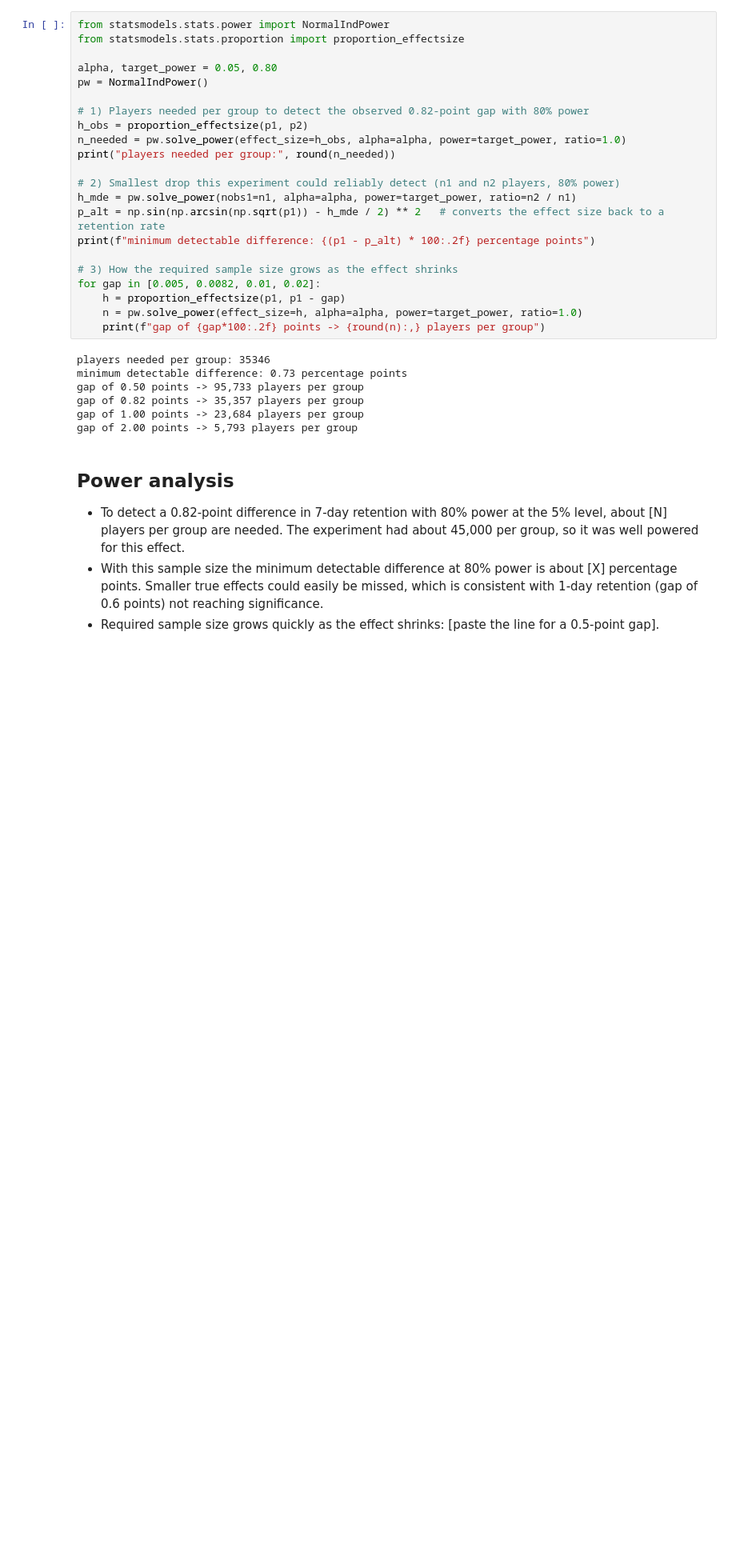
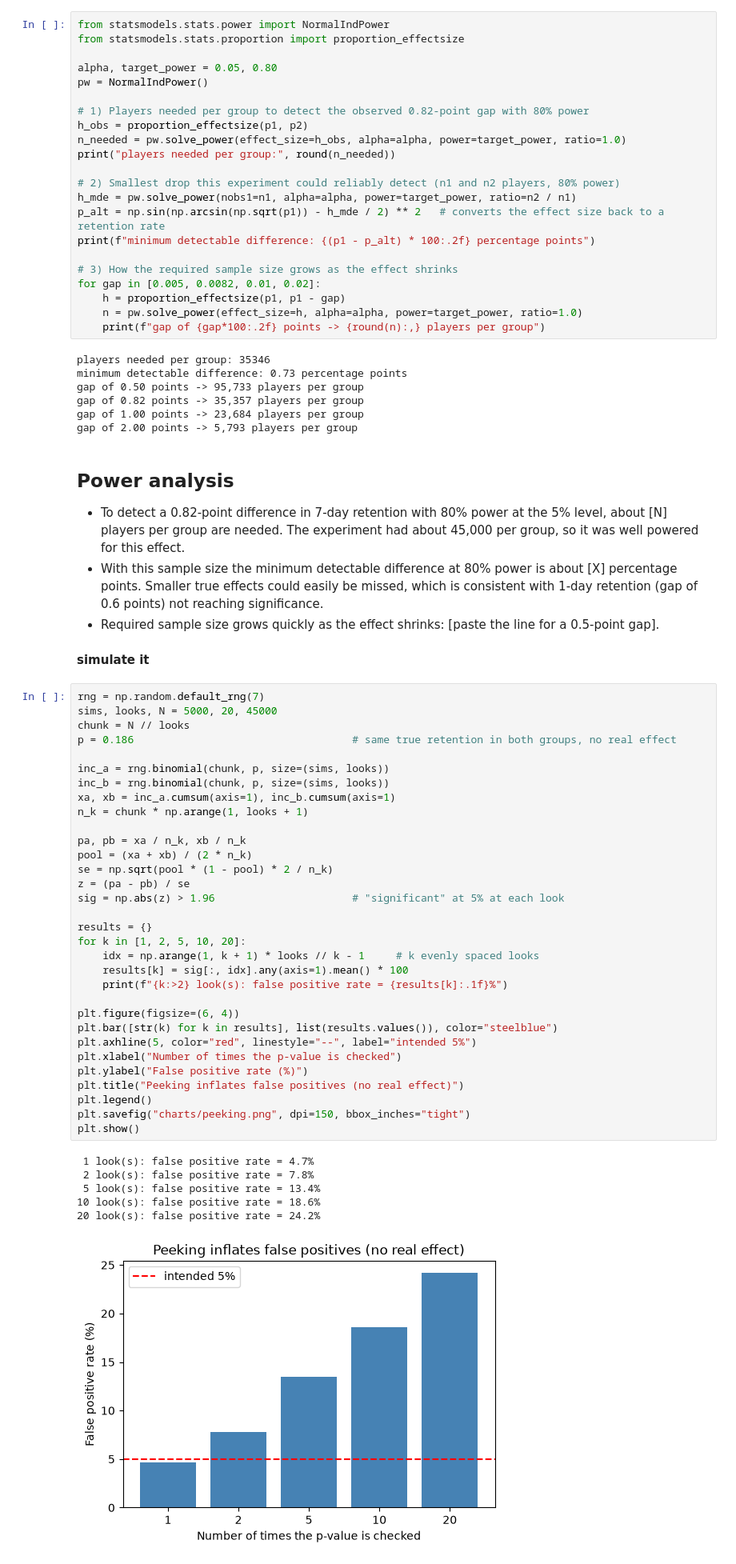
Before and after one commit to gokulkrishnab-gkb/cookie-cats-ab-test, a Jupyter notebook: ab_test.ipynb, the cells around one changed output. Shown at 80% size. Saved outputs shown, nothing was run; the diff lists cells and outputs as text; blank space fills up the shorter version.

Commit message:
Add peeking simulation

```diff
--- a/ab_test.ipynb
+++ b/ab_test.ipynb
@@ -277,3 +277,44 @@ gap of 2.00 points -> 5,793 players per group
 - To detect a 0.82-point difference in 7-day retention with 80% power at the 5% level, about [N] players per group are needed. The experiment had about 45,000 per group, so it was well powered for this effect.
 - With this sample size the minimum detectable difference at 80% power is about [X] percentage points. Smaller true effects could easily be missed, which is consistent with 1-day retention (gap of 0.6 points) not reaching significance.
 - Required sample size grows quickly as the effect shrinks: [paste the line for a 0.5-point gap].
+# %% [markdown]
+**simulate it**
+# %%
+rng = np.random.default_rng(7)
+sims, looks, N = 5000, 20, 45000
+chunk = N // looks
+p = 0.186                                   # same true retention in both groups, no real effect
+
+inc_a = rng.binomial(chunk, p, size=(sims, looks))
+inc_b = rng.binomial(chunk, p, size=(sims, looks))
+xa, xb = inc_a.cumsum(axis=1), inc_b.cumsum(axis=1)
+n_k = chunk * np.arange(1, looks + 1)
+
+pa, pb = xa / n_k, xb / n_k
+pool = (xa + xb) / (2 * n_k)
+se = np.sqrt(pool * (1 - pool) * 2 / n_k)
+z = (pa - pb) / se
+sig = np.abs(z) > 1.96                      # "significant" at 5% at each look
+
+results = {}
+for k in [1, 2, 5, 10, 20]:
+    idx = np.arange(1, k + 1) * looks // k - 1     # k evenly spaced looks
+    results[k] = sig[:, idx].any(axis=1).mean() * 100
+    print(f"{k:>2} look(s): false positive rate = {results[k]:.1f}%")
+
+plt.figure(figsize=(6, 4))
+plt.bar([str(k) for k in results], list(results.values()), color="steelblue")
+plt.axhline(5, color="red", linestyle="--", label="intended 5%")
+plt.xlabel("Number of times the p-value is checked")
+plt.ylabel("False positive rate (%)")
+plt.title("Peeking inflates false positives (no real effect)")
+plt.legend()
+plt.savefig("charts/peeking.png", dpi=150, bbox_inches="tight")
+plt.show()
+# %% [output]
+ 1 look(s): false positive rate = 4.7%
+ 2 look(s): false positive rate = 7.8%
+ 5 look(s): false positive rate = 13.4%
+10 look(s): false positive rate = 18.6%
+20 look(s): false positive rate = 24.2%
+[figure, added]
```
Also changed, not shown: parts of 1 cell of this notebook, 2 other files.
